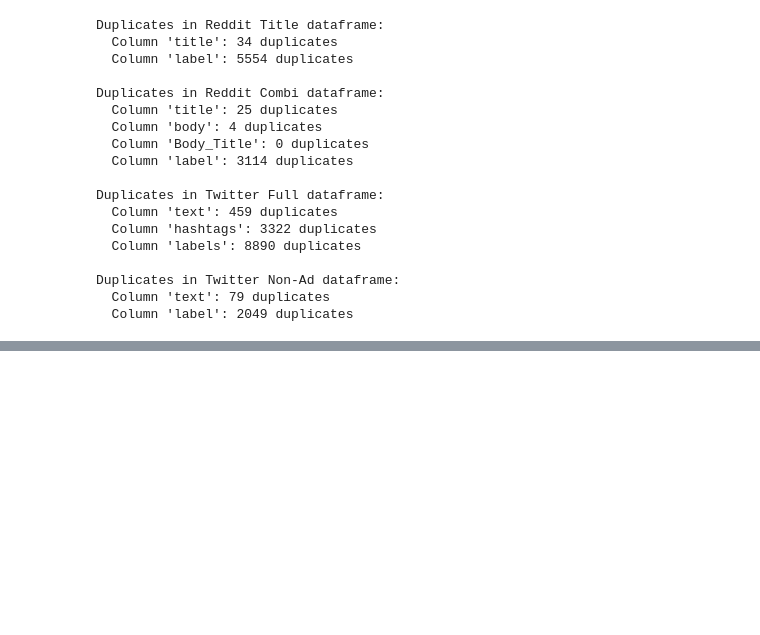
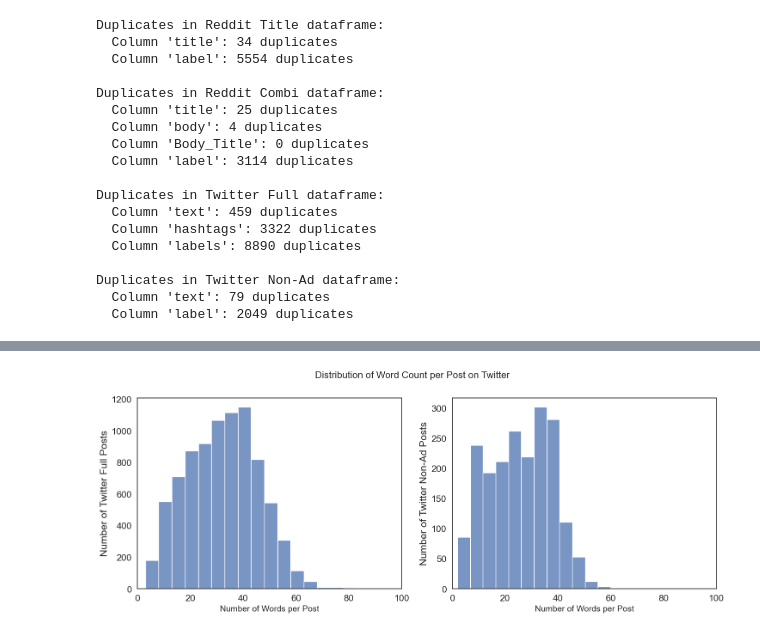
Before and after one commit to roronoazoero/Stress-Detection, a Jupyter notebook: notebooks/preprocessing.ipynb, the cells around one changed output, grey strips where cells are left out. Saved outputs shown, nothing was run; the diff lists cells and outputs as text; code cells hidden in the pictures; blank space fills up the shorter version.

```diff
--- a/notebooks/preprocessing.ipynb
+++ b/notebooks/preprocessing.ipynb
@@ -170,2 +179,6 @@ After processing text:
 # %%
 import nltk
+from nltk.corpus import stopwords
+nltk.download('stopwords')
+stopwords = stopwords.words("english")
+stopwords[:10]
@@ -171,0 +258,18 @@ import nltk
+# %%
+fig, ax = plt.subplots(1, 2, figsize=(15, 6))
+
+sns.histplot(data=twitter_full_df, x = "word_count", binwidth=5, ax=ax[0])
+ax[0].set_xlabel("Number of Words per Post", fontsize=14)
+ax[0].set_ylabel("Number of Twitter Full Posts")
+ax[0].set_xlim(0, 100)
+
+sns.histplot(data=twitter_non_ad_df, x = "word_count", binwidth=5, ax=ax[1])
+ax[1].set_xlabel("Number of Words per Post", fontsize=14)
+ax[1].set_ylabel("Number of Twitter Non-Ad Posts")
+ax[1].set_xlim(0, 100)
+
+plt.suptitle("Distribution of Word Count per Post on Twitter", fontsize=16)
+plt.tight_layout()
+plt.show()
+# %% [output]
+[figure, added]
```
Also changed, not shown: parts of 11 cells of this notebook, 2 other files.
